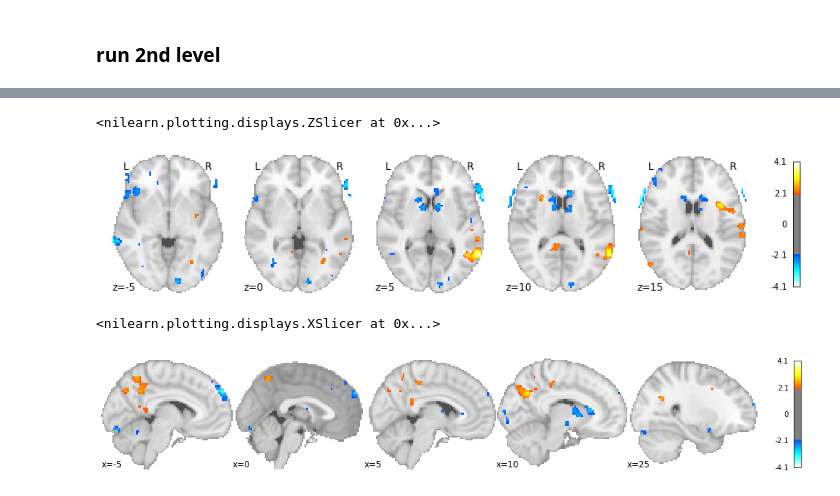
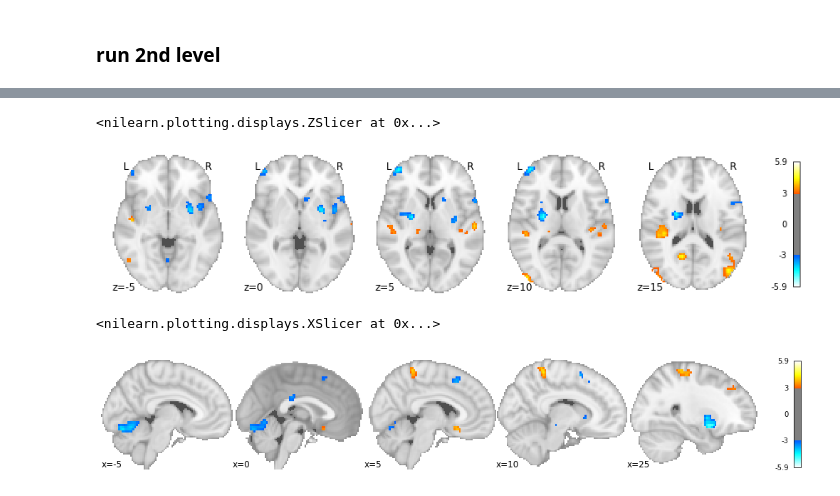
Before and after one commit to syzhang/tsl_data, a Jupyter notebook: imaging/prob_pmod.ipynb, the cells around one changed output, grey strips where cells are left out. Drawn from its saved outputs; the diff is of its cells as text; code cells hidden in the pictures.

Commit message:
pmod second level

```diff
--- a/imaging/prob_pmod.ipynb
+++ b/imaging/prob_pmod.ipynb
@@ -600,12 +678,15 @@ con = '/output/prob_pmod/1stLevel/sub-29/spmT_0001.nii'
+# %%
+# con = '/output/prob_pmod/2ndLevel/con_0001/spmT_0001_thr.nii'
+con = '/output/prob_pmod/2ndLevel/con_0002/spmT_0001.nii'
 # %%
-nilearn.plotting.plot_stat_map(con, threshold=2, display_mode='z',
+nilearn.plotting.plot_stat_map(con, threshold=3, display_mode='z',
                                cut_coords=(-5,0,5,10,15))
 # %% [output]
 <nilearn.plotting.displays.ZSlicer at 0x...>
-[figure, old version]
+[figure, new version]
 # %%
-nilearn.plotting.plot_stat_map(con, threshold=2, display_mode='x',
+nilearn.plotting.plot_stat_map(con, threshold=3, display_mode='x',
                                cut_coords=(-5,0,5,10,25))
 # %% [output]
 <nilearn.plotting.displays.XSlicer at 0x...>
-[figure, old version]
+[figure, new version]
```
Also changed, not shown: parts of 36 cells of this notebook, 2 other files.
